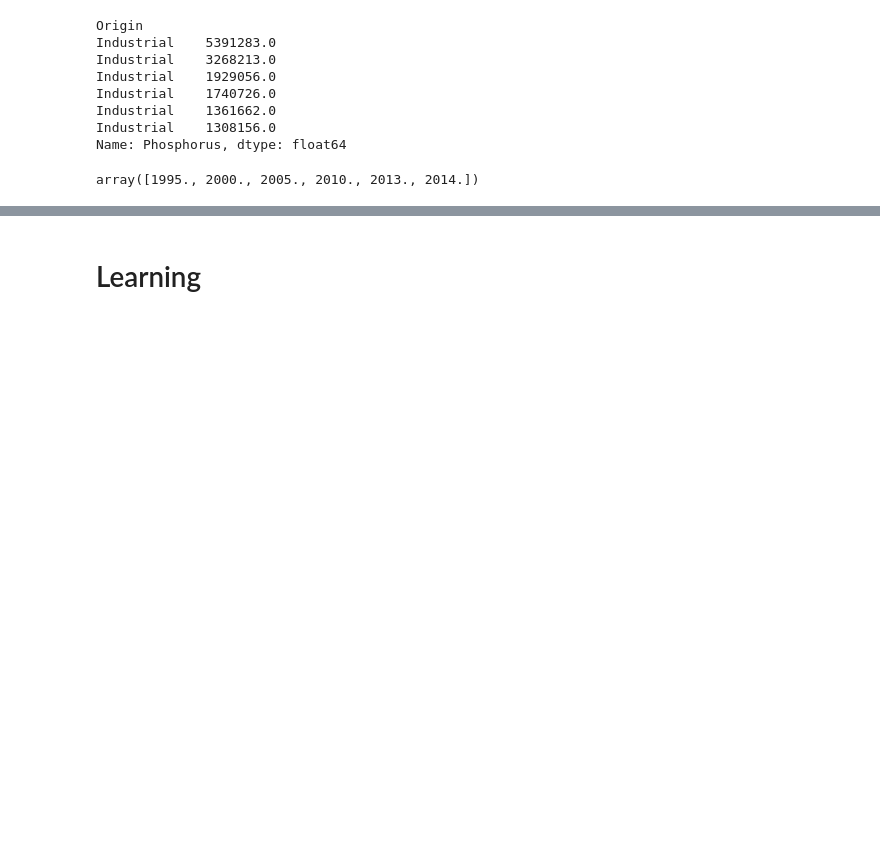
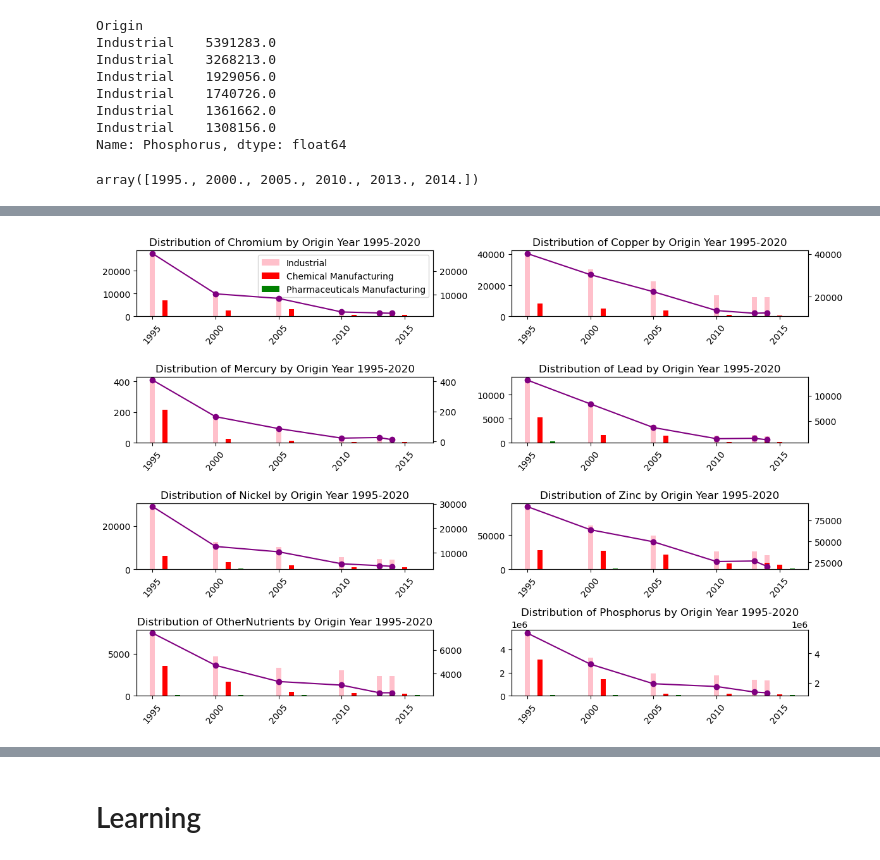
Before and after one commit to imbilalbutt/made-template-ws2324, a Jupyter notebook: project/data_exploration.ipynb, the cells around one changed output, grey strips where cells are left out. Saved outputs shown, nothing was run; the diff lists cells and outputs as text; code cells hidden in the pictures; blank space fills up the shorter version.

```diff
--- a/project/data_exploration.ipynb
+++ b/project/data_exploration.ipynb
@@ -970,0 +973,96 @@ plt.show()
+# %%
+# fig, axes = matplotlib.pyplot.subplots(nrows=1, ncols=1, *, sharex=False, sharey=False, squeeze=True, subplot_kw=None, gridspec_kw=None, **fig_kw)
+fig, axes = plt.subplots(nrows=4, ncols=2, figsize=(12, 8))
+
+# Chromium	Copper	Mercury	Lead	Nickel	Zinc	OtherNutrients	Phosphorus
+
+# Chromium
+axes[0,0].bar(df_water.Year.unique()[:], Chromium[Chromium.index == 'Industrial'].Chromium[:],  0.4, label='Industrial', color='pink')
+axes[0,0].bar(df_water.Year.unique()[:]+1, Chromium[Chromium.index == 'Chemical Manufacturing'].Chromium[:],  0.4, label='Chemical Manufacturing', color='red')
+axes[0,0].bar(df_water.Year.unique()[:]+2, Chromium[Chromium.index == 'Pharmaceuticals Manufacturing'].Chromium[:],  0.4, label='Pharmaceuticals Manufacturing', color='green')
+axes[0,0].legend()
+axes[0,0].tick_params(axis='x', rotation=49)
+axes[0,0].set_title('Distribution of Chromium by Origin Year 1995-2020')
+
+ax2 = axes[0,0].twinx()
+ax2.plot(df_water.Year.unique(), Chromium[Chromium.index == 'Industrial'].Chromium[:], 'o-', color='purple')
+
+
+# Copper
+axes[0,1].bar(df_water.Year.unique()[:], Copper[Copper.index == 'Industrial'].Copper[:],  0.4, label='Industrial', color='pink')
+axes[0,1].bar(df_water.Year.unique()[:]+1, Copper[Copper.index == 'Chemical Manufacturing'].Copper[:],  0.4, label='Chemical Manufacturing', color='red')
+axes[0,1].bar(df_water.Year.unique()[:]+2, Copper[Copper.index == 'Pharmaceuticals Manufacturing'].Copper[:],  0.4, label='Pharmaceuticals Manufacturing', color='green')
+axes[0,1].tick_params(axis='x', rotation=49)
+axes[0,1].set_title('Distribution of Copper by Origin Year 1995-2020')
+
+ax2 = axes[0,1].twinx()
+ax2.plot(df_water.Year.unique(), Copper[Copper.index == 'Industrial'].Copper[:], 'o-', color='purple')
+
+
+# Mercury
+axes[1,0].bar(df_water.Year.unique()[:], Mercury[Mercury.index == 'Industrial'].Mercury[:],  0.4, label='Industrial', color='pink')
+axes[1,0].bar(df_water.Year.unique()[:]+1, Mercury[Mercury.index == 'Chemical Manufacturing'].Mercury[:],  0.4, label='Chemical Manufacturing', color='red')
+axes[1,0].bar(df_water.Year.unique()[:]+2, Mercury[Copper.index == 'Pharmaceuticals Manufacturing'].Mercury[:],  0.4, label='Pharmaceuticals Manufacturing', color='green')
+axes[1,0].tick_params(axis='x', rotation=49)
+axes[1,0].set_title('Distribution of Mercury by Origin Year 1995-2020')
+
+ax2 = axes[1,0].twinx()
+ax2.plot(df_water.Year.unique(), Mercury[Mercury.index == 'Industrial'].Mercury[:], 'o-', color='purple')
+
+
+# Lead
+axes[1,1].bar(df_water.Year.unique()[:], Lead[Lead.index == 'Industrial'].Lead[:],  0.4, label='Industrial', color='pink')
+axes[1,1].bar(df_water.Year.unique()[:]+1, Lead[Lead.index == 'Chemical Manufacturing'].Lead[:],  0.4, label='Chemical Manufacturing', color='red')
+axes[1,1].bar(df_water.Year.unique()[:]+2, Lead[Lead.index == 'Pharmaceuticals Manufacturing'].Lead[:],  0.4, label='Pharmaceuticals Manufacturing', color='green')
+axes[1,1].tick_params(axis='x', rotation=49)
+axes[1,1].set_title('Distribution of Lead by Origin Year 1995-2020')
+
+ax2 = axes[1,1].twinx()
+ax2.plot(df_water.Year.unique(), Lead[Lead.index == 'Industrial'].Lead[:], 'o-', color='purple')
+
+# Nickel
+axes[2,0].bar(df_water.Year.unique()[:], Nickel[Nickel.index == 'Industrial'].Nickel[:],  0.4, label='Industrial', color='pink')
+axes[2,0].bar(df_water.Year.unique()[:]+1, Nickel[Nickel.index == 'Chemical Manufacturing'].Nickel[:],  0.4, label='Chemical Manufacturing', color='red')
+axes[2,0].bar(df_water.Year.unique()[:]+2, Nickel[Nickel.index == 'Pharmaceuticals Manufacturing'].Nickel[:],  0.4, label='Pharmaceuticals Manufacturing', color='green')
+axes[2,0].tick_params(axis='x', rotation=49)
+axes[2,0].set_title('Distribution of Nickel by Origin Year 1995-2020')
+
+ax2 = axes[2,0].twinx()
+ax2.plot(df_water.Year.unique(), Nickel[Nickel.index == 'Industrial'].Nickel[:], 'o-', color='purple')
+
+
+# Zinc
+axes[2,1].bar(df_water.Year.unique()[:], Zinc[Zinc.index == 'Industrial'].Zinc[:],  0.4, label='Industrial', color='pink')
+axes[2,1].bar(df_water.Year.unique()[:]+1, Zinc[Zinc.index == 'Chemical Manufacturing'].Zinc[:],  0.4, label='Chemical Manufacturing', color='red')
+axes[2,1].bar(df_water.Year.unique()[:]+2, Zinc[Zinc.index == 'Pharmaceuticals Manufacturing'].Zinc[:],  0.4, label='Pharmaceuticals Manufacturing', color='green')
+axes[2,1].tick_params(axis='x', rotation=49)
+axes[2,1].set_title('Distribution of Zinc by Origin Year 1995-2020')
+
+ax2 = axes[2,1].twinx()
+ax2.plot(df_water.Year.unique(), Zinc[Zinc.index == 'Industrial'].Zinc[:], 'o-', color='purple')
+
+
+# OtherNutrients
+axes[3,0].bar(df_water.Year.unique()[:], OtherNutrients[OtherNutrients.index == 'Industrial'].OtherNutrients[:],  0.4, label='Industrial', color='pink')
+axes[3,0].bar(df_water.Year.unique()[:]+1, OtherNutrients[OtherNutrients.index == 'Chemical Manufacturing'].OtherNutrients[:],  0.4, label='Chemical Manufacturing', color='red')
+axes[3,0].bar(df_water.Year.unique()[:]+2, OtherNutrients[OtherNutrients.index == 'Pharmaceuticals Manufacturing'].OtherNutrients[:],  0.4, label='Pharmaceuticals Manufacturing', color='green')
+axes[3,0].tick_params(axis='x', rotation=49)
+axes[3,0].set_title('Distribution of OtherNutrients by Origin Year 1995-2020')
+
+ax2 = axes[3,0].twinx()
+ax2.plot(df_water.Year.unique(), OtherNutrients[OtherNutrients.index == 'Industrial'].OtherNutrients[:], 'o-', color='purple')
+
+
+# Phosphorus
+axes[3,1].bar(df_water.Year.unique()[:], Phosphorus[Phosphorus.index == 'Industrial'].Phosphorus[:],  0.4, label='Industrial', color='pink')
+axes[3,1].bar(df_water.Year.unique()[:]+1, Phosphorus[Phosphorus.index == 'Chemical Manufacturing'].Phosphorus[:],  0.4, label='Chemical Manufacturing', color='red')
+axes[3,1].bar(df_water.Year.unique()[:]+2, Phosphorus[Phosphorus.index == 'Pharmaceuticals Manufacturing'].Phosphorus[:],  0.4, label='Pharmaceuticals Manufacturing', color='green')
+axes[3,1].tick_params(axis='x', rotation=49)
+axes[3,1].set_title('Distribution of Phosphorus by Origin Year 1995-2020')
+
+ax2 = axes[3,1].twinx()
+ax2.plot(df_water.Year.unique(), Phosphorus[Phosphorus.index == 'Industrial'].Phosphorus[:], 'o-', color='purple')
+
+fig.tight_layout()
+plt.show
+# %% [output]
@@ -971 +1070,2 @@ plt.show()
+[figure, added]
 # %% [markdown]
```
Also changed, not shown: parts of 5 cells of this notebook.
